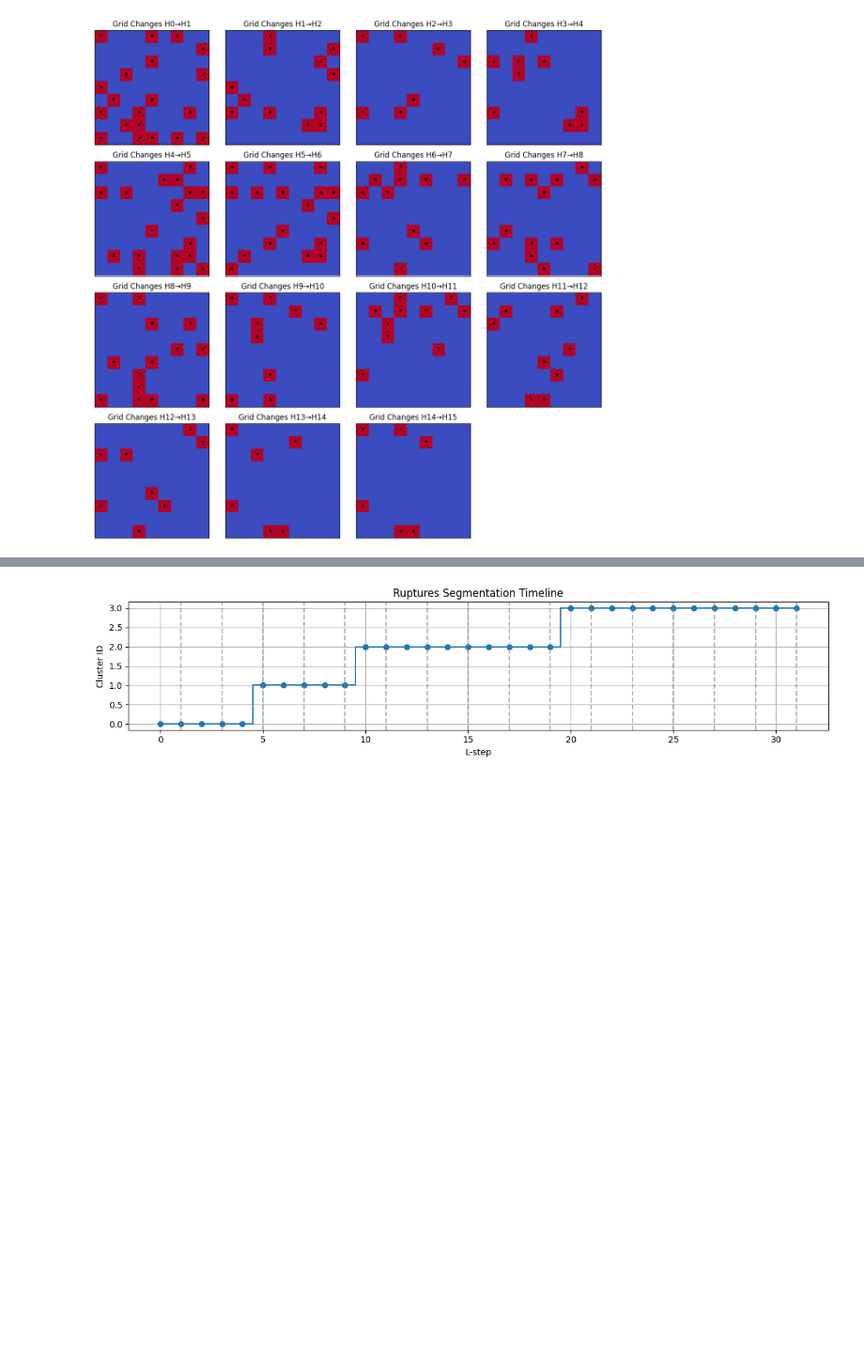
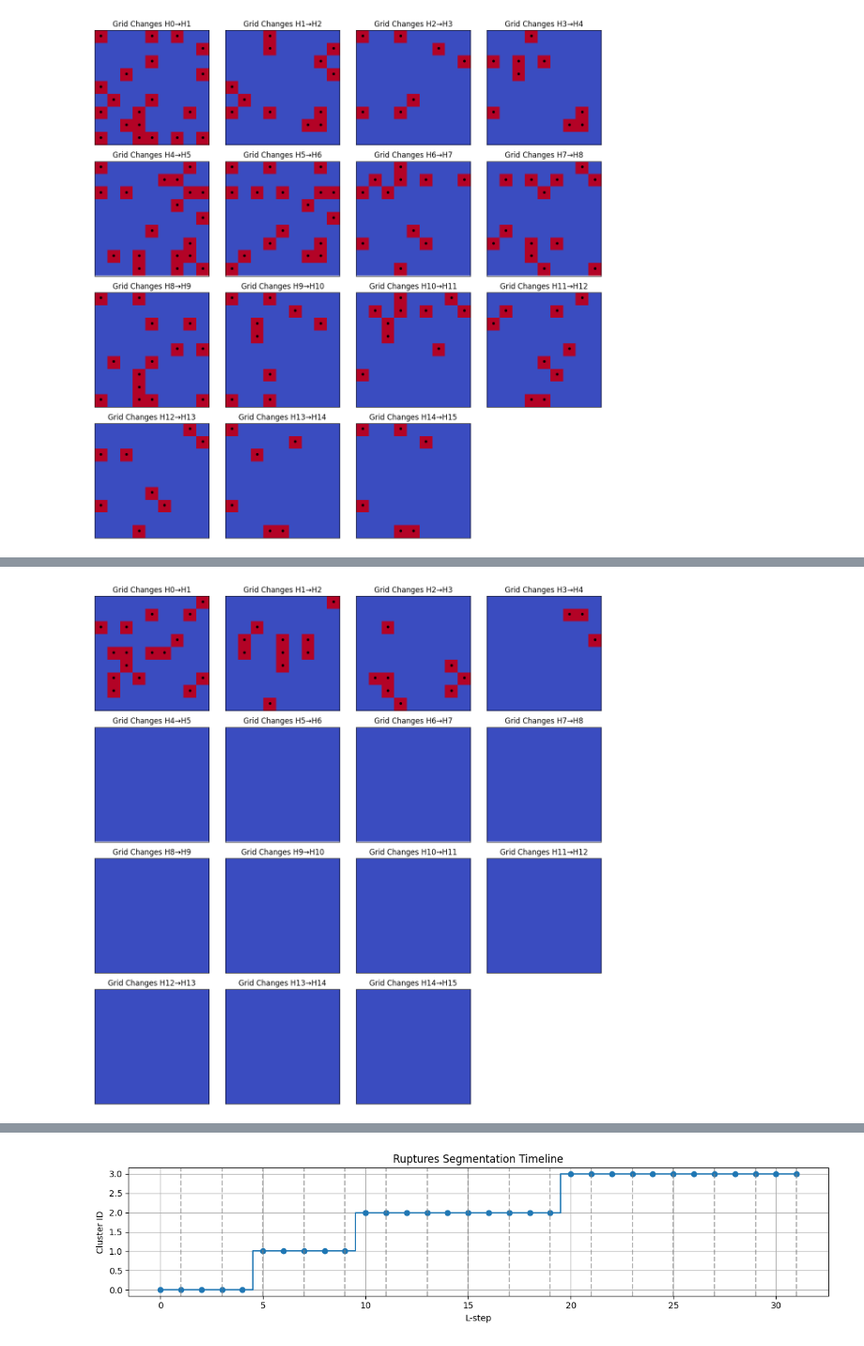
Before and after one commit to caleb-kaiser/HRM, a Jupyter notebook: eda/EDA.ipynb, the cells around one changed output, grey strips where cells are left out. Shown at 94% size. Cells and saved outputs as stored; diff of their text form; code cells hidden in the pictures; blank space fills up the shorter version.

```diff
--- a/eda/EDA.ipynb
+++ b/eda/EDA.ipynb
@@ -30,0 +69,7 @@ visualize_grid_deltas(grids)
+# %%
+problem4 = metadata['problems'][3]
+problem4 = create_problem_tensors(problem4, "../data/")
+grids4 = extract_predicted_grids(problem4['vocab_logits'])
+visualize_grid_deltas(grids4)
+# %% [output]
+[figure, added]
```
Also changed, not shown: parts of 69 cells of this notebook, 1 other file.
